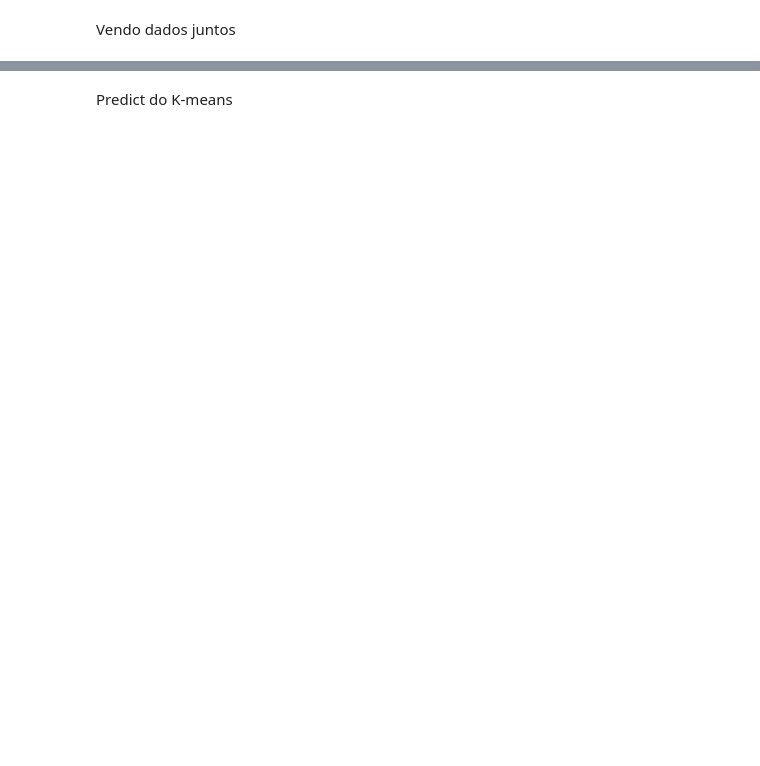
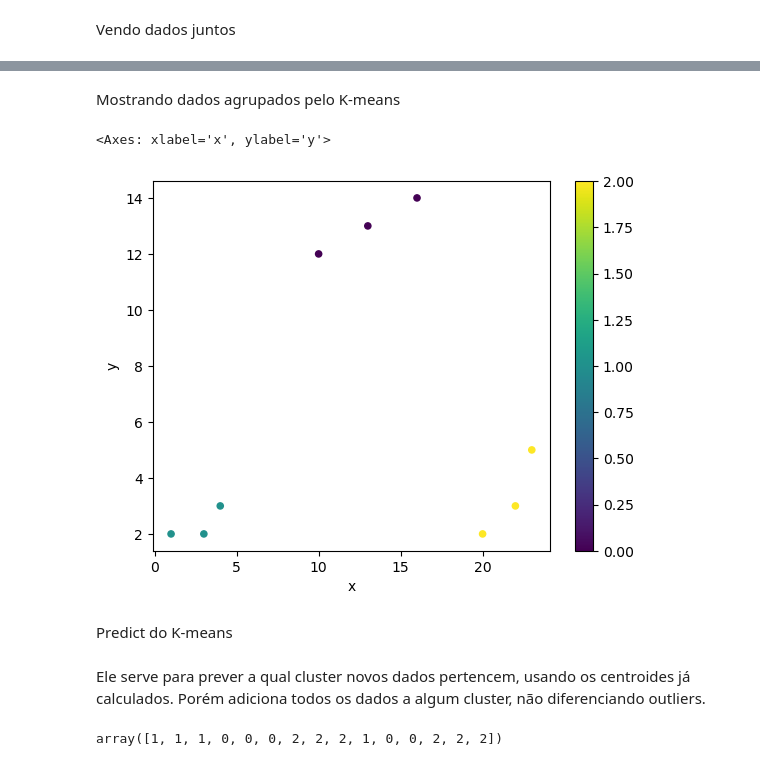
Before and after one commit to Miguelmdcc/IC_RPI_2, a Jupyter notebook: main.ipynb, the cells around one changed output, grey strips where cells are left out. Cells and saved outputs as stored; diff of their text form; code cells hidden in the pictures; blank space fills up the shorter version.

```diff
--- a/main.ipynb
+++ b/main.ipynb
@@ -54,2 +57,20 @@ array([1, 2, 2])
+# %% [markdown]
+Mostrando dados agrupados pelo K-means
+# %%
+df.plot(x='x', y='y', kind='scatter', c=rotulos_k_means, cmap='viridis')
+# %% [output]
+<Axes: xlabel='x', ylabel='y'>
+[figure, added]
 # %% [markdown]
 Predict do K-means
+# %% [markdown]
+Ele serve para prever a qual cluster novos dados pertencem, usando os centroides já calculados.
+Porém adiciona todos os dados a algum cluster, não diferenciando outliers.
+# %%
+rotulos_k_means_predict = kmeans.predict(df_teste)
+rotulos_k_means_predict = pd.DataFrame(rotulos_k_means_predict, columns=['rotulos'])
+rotulos_k_means = pd.DataFrame(rotulos_k_means, columns=['rotulos'])
+rotulos_k_means_plot = pd.concat([rotulos_k_means, rotulos_k_means_predict])['rotulos'].values
+rotulos_k_means_plot
+# %% [output]
+array([1, 1, 1, 0, 0, 0, 2, 2, 2, 1, 0, 0, 2, 2, 2])
```
Also changed, not shown: parts of 20 cells of this notebook.
